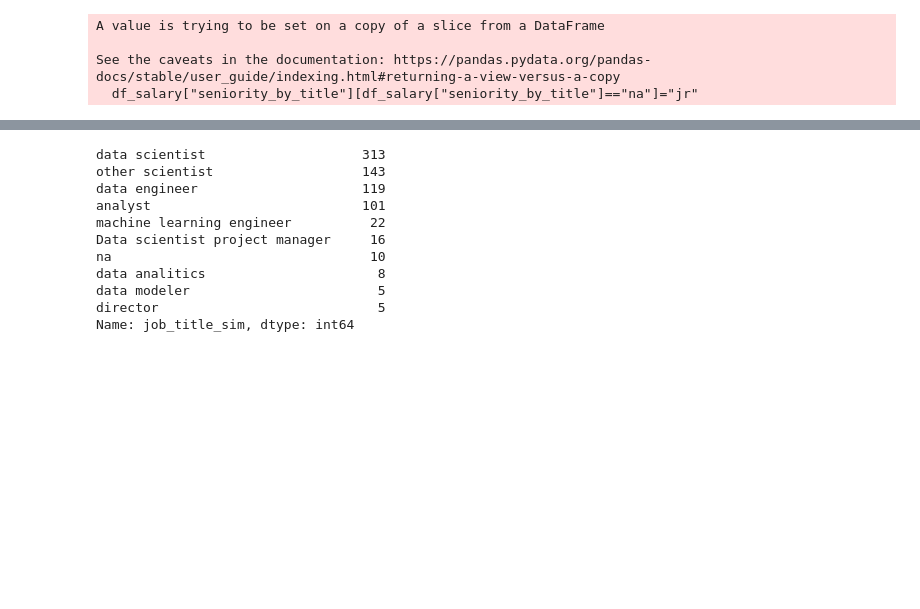
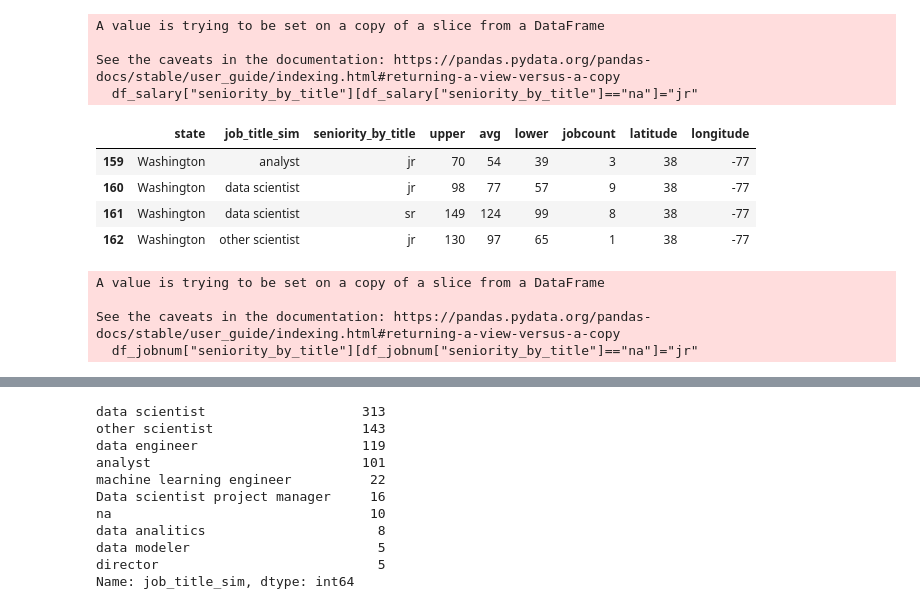
Before and after one commit to chanwkimlab/cse512_final, a Jupyter notebook: Untitled.ipynb, the cells around one changed output, grey strips where cells are left out. Cells and saved outputs as stored; diff of their text form; code cells hidden in the pictures; blank space fills up the shorter version.

```diff
--- a/Untitled.ipynb
+++ b/Untitled.ipynb
@@ -56,8 +44,12 @@ df_salary=df_salary.groupby(["Job Location", "job_title_sim", "seniority_by_titl
                                                     pd.Series(
                                                      [(x["Upper Salary"]).mean(),
                                                       (x["Avg Salary(K)"]).mean(),
-                                                      (x["Lower Salary"]).mean()],
-                                                     index=["upper", "avg", 'lower']
+                                                      (x["Lower Salary"]).mean(),
+                                                     len(x),
+                                                      (x["Latitude"]).mean(),
+                                                      (x["Longitude"]).mean(),
+                                                     ],
+                                                     index=["upper", "avg", 'lower', "jobcount", "latitude", "longitude"]
                                                     )
 ).astype(int).reset_index().rename(columns={"Job Location": "state"})
 
@@ -69,7 +61,11 @@ df_salary["state"]=df_salary["state"].map(lambda x: state_abbr_name[x])
 print(df_salary[~df_salary["state"].isin(state_names)]["state"].value_counts())
 
 df_salary=df_salary[df_salary["state"].isin(state_names)]
-df_salary=df_salary[df_salary["job_title_sim"].isin(["data scientist", "data engineer"])]
+df_salary=df_salary[df_salary["job_title_sim"].isin(["data scientist",
+                                                    "data engineer",
+                                                    "other scientist",
+                                                     "analyst"
+                                                    ])]
 
 
 df_salary.to_csv("salary_data.csv", index=False)
@@ -80,3 +76,47 @@ A value is trying to be set on a copy of a slice from a DataFrame
 
 See the caveats in the documentation: https://pandas.pydata.org/pandas-docs/stable/user_guide/indexing.html#returning-a-view-versus-a-copy
   df_salary["seniority_by_title"][df_salary["seniority_by_title"]=="na"]="jr"
+# %%
+df_salary[df_salary['state']=="Washington"]
+# %% [output]
+|  | state | job_title_sim | seniority_by_title | upper | avg | lower | jobcount | latitude | longitude |
+| 159 | Washington | analyst | jr | 70 | 54 | 39 | 3 | 38 | -77 |
+| 160 | Washington | data scientist | jr | 98 | 77 | 57 | 9 | 38 | -77 |
+| 161 | Washington | data scientist | sr | 149 | 124 | 99 | 8 | 38 | -77 |
+| 162 | Washington | other scientist | jr | 130 | 97 | 65 | 1 | 38 | -77 |
+# %%
+df_jobnum=df.copy()
+
+
+df_jobnum["seniority_by_title"][df_jobnum["seniority_by_title"]=="na"]="jr"
+
+# df_salary=df_salary.groupby(["Job Location", "job_title_sim", "seniority_by_title"]).apply(lambda x:
+#                                                     pd.Series(
+#                                                      [(x["Upper Salary"]).mean(),
+#                                                       (x["Avg Salary(K)"]).mean(),
+#                                                       (x["Lower Salary"]).mean()],
+#                                                      index=["upper", "avg", 'lower']
+#                                                     )
+# ).astype(int).reset_index().rename(columns={"Job Location": "state"})
+
+
+
+# # .iloc[:].to_csv("salary_data.csv", index=False)
+# df_salary["state"]=df_salary["state"].map(lambda x: state_abbr_name[x])
+
+# print(df_salary[~df_salary["state"].isin(state_names)]["state"].value_counts())
+
+# df_salary=df_salary[df_salary["state"].isin(state_names)]
+# df_salary=df_salary[df_salary["job_title_sim"].isin(["data scientist",
+#                                                     "data engineer",
+#                                                     "other scientist",
+#                                                      "analyst"
+#                                                     ])]
+
+
+# df_salary.to_csv("salary_data.csv", index=False)
+# %% [output]
+A value is trying to be set on a copy of a slice from a DataFrame
+
+See the caveats in the documentation: https://pandas.pydata.org/pandas-docs/stable/user_guide/indexing.html#returning-a-view-versus-a-copy
+  df_jobnum["seniority_by_title"][df_jobnum["seniority_by_title"]=="na"]="jr"
```
Also changed, not shown: parts of 4 cells of this notebook, 12 other files.
